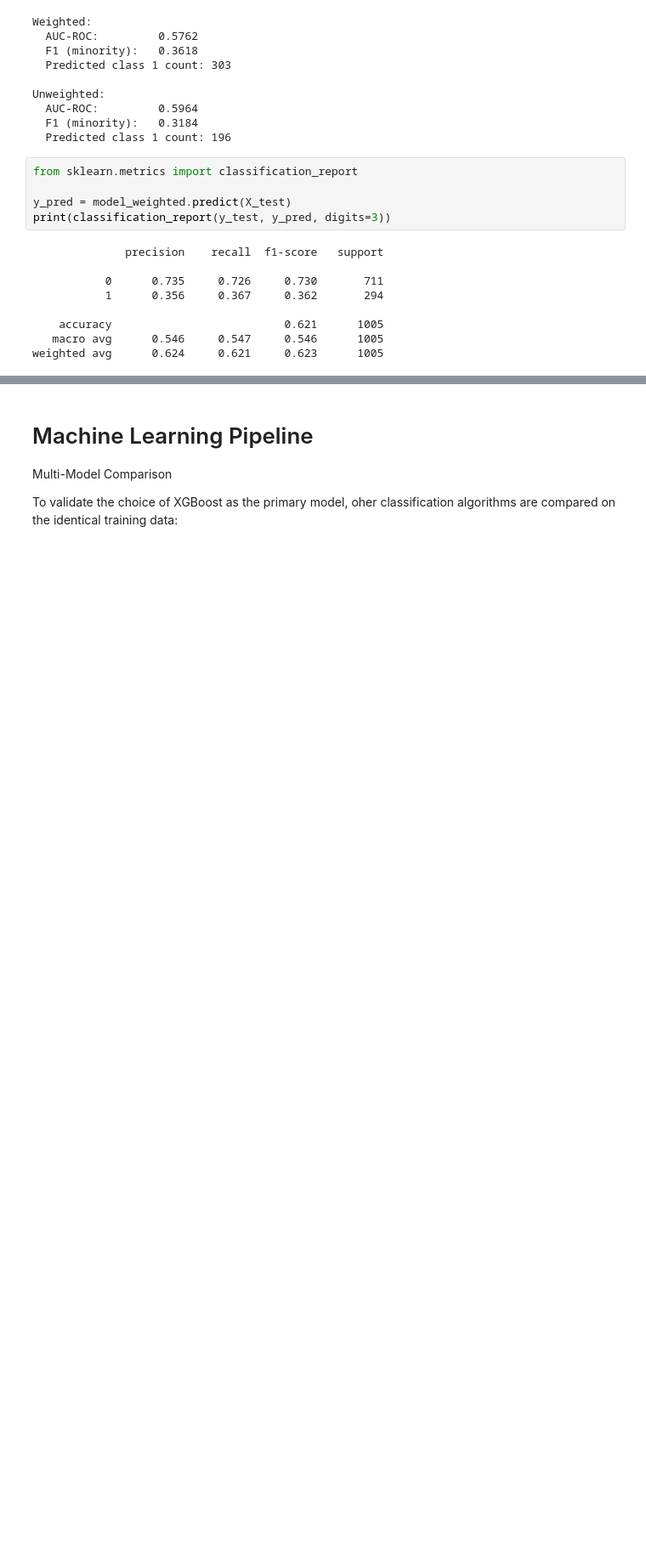
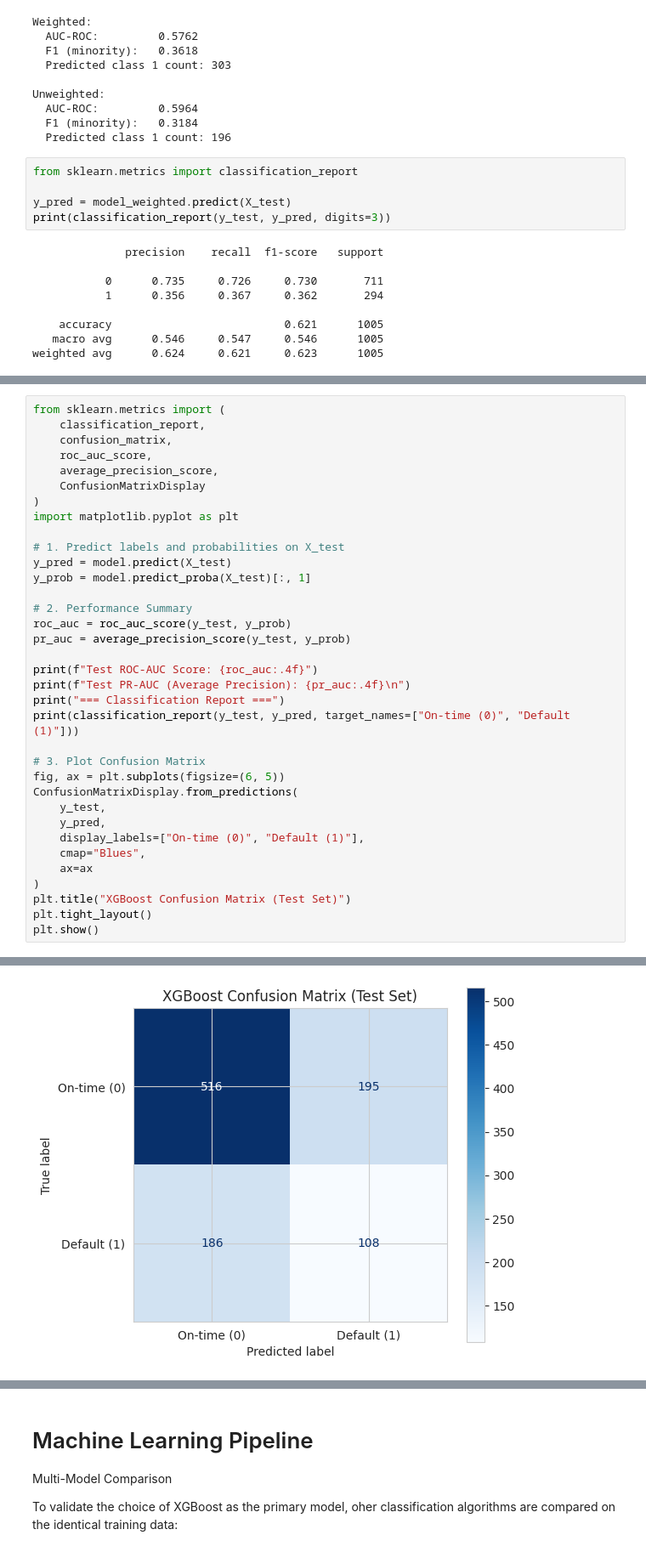
Before and after one commit to Zard3017/CreditScoring_system, a Jupyter notebook: notebooks/credit_scoring.ipynb, the cells around one changed output, grey strips where cells are left out. Shown at 85% size. Drawn from its saved outputs; the diff is of its cells as text; blank space fills up the shorter version.

Commit message:
evaluated model performance using roc-auc

```diff
--- a/notebooks/credit_scoring.ipynb
+++ b/notebooks/credit_scoring.ipynb
@@ -1009,0 +1012,36 @@ weighted avg      0.624     0.621     0.623      1005
+# %%
+from sklearn.metrics import (
+    classification_report,
+    confusion_matrix,
+    roc_auc_score,
+    average_precision_score,
+    ConfusionMatrixDisplay
+)
+import matplotlib.pyplot as plt
+
+# 1. Predict labels and probabilities on X_test
+y_pred = model.predict(X_test)
+y_prob = model.predict_proba(X_test)[:, 1]
+
+# 2. Performance Summary
+roc_auc = roc_auc_score(y_test, y_prob)
+pr_auc = average_precision_score(y_test, y_prob)
+
+print(f"Test ROC-AUC Score: {roc_auc:.4f}")
+print(f"Test PR-AUC (Average Precision): {pr_auc:.4f}\n")
+print("=== Classification Report ===")
+print(classification_report(y_test, y_pred, target_names=["On-time (0)", "Default (1)"]))
+
+# 3. Plot Confusion Matrix
+fig, ax = plt.subplots(figsize=(6, 5))
+ConfusionMatrixDisplay.from_predictions(
+    y_test,
+    y_pred,
+    display_labels=["On-time (0)", "Default (1)"],
+    cmap="Blues",
+    ax=ax
+)
+plt.title("XGBoost Confusion Matrix (Test Set)")
+plt.tight_layout()
+plt.show()
+# %% [output]
@@ -1009,0 +1060 @@ weighted avg      0.624     0.621     0.623      1005
+[figure, added]
```
Also changed, not shown: parts of 4 cells of this notebook.
